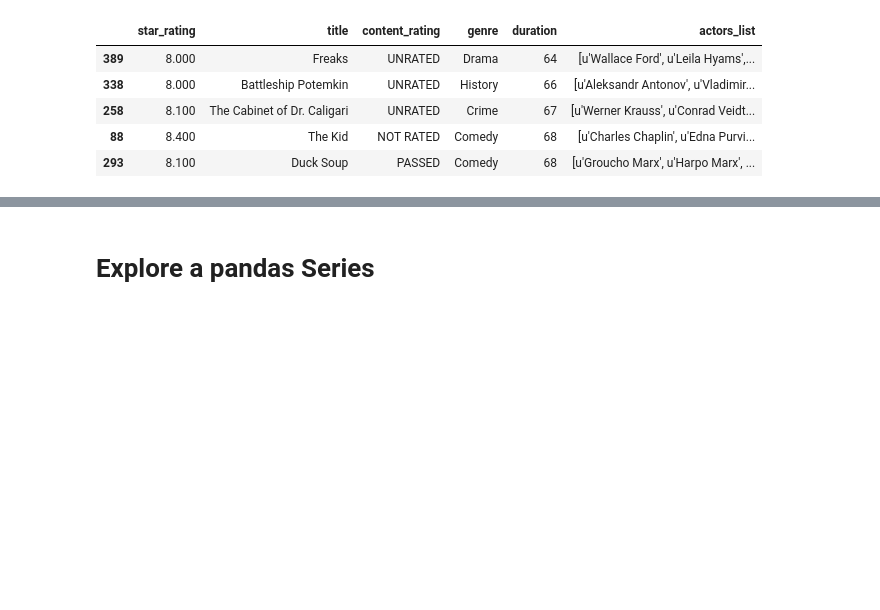
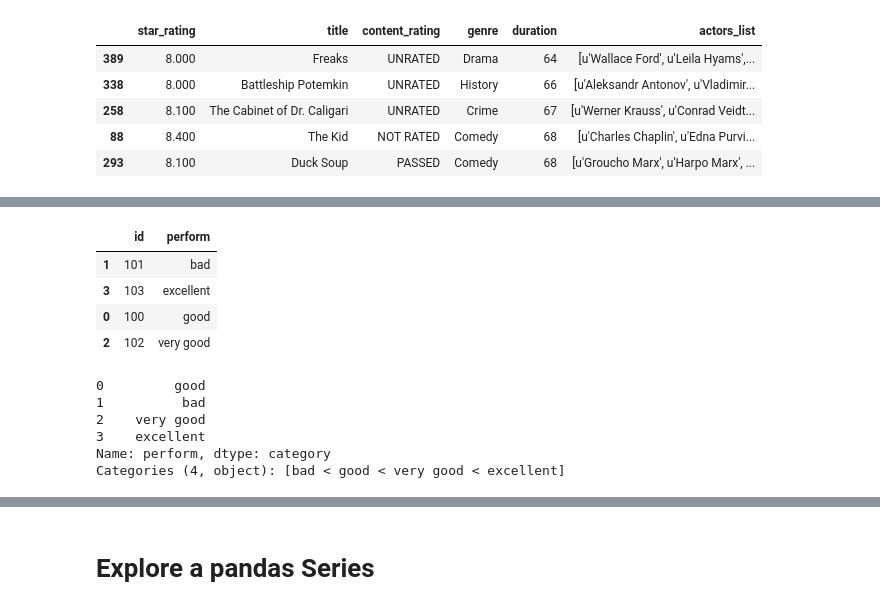
Before and after one commit to felixfan/scripts, a Jupyter notebook: python/ipynb/pandas.ipynb, the cells around one changed output, grey strips where cells are left out. Drawn from its saved outputs; the diff is of its cells as text; code cells hidden in the pictures; blank space fills up the shorter version.

```diff
--- a/python/ipynb/pandas.ipynb
+++ b/python/ipynb/pandas.ipynb
@@ -962,0 +974,18 @@ movies.sort_values(['duration', 'content_rating']).head()
+# %%
+dfd.sort_values('perform')
+# %% [output]
+|  | id | perform |
+| 1 | 101 | bad |
+| 3 | 103 | excellent |
+| 0 | 100 | good |
+| 2 | 102 | very good |
+# %%
+dfd['perform'] = dfd['perform'].astype('category', categories=['bad', 'good', 'very good', 'excellent'], ordered=True)
+dfd.perform
+# %% [output]
+0         good
+1          bad
+2    very good
+3    excellent
+Name: perform, dtype: category
+Categories (4, object): [bad < good < very good < excellent]
```
Also changed, not shown: parts of 32 cells of this notebook.
